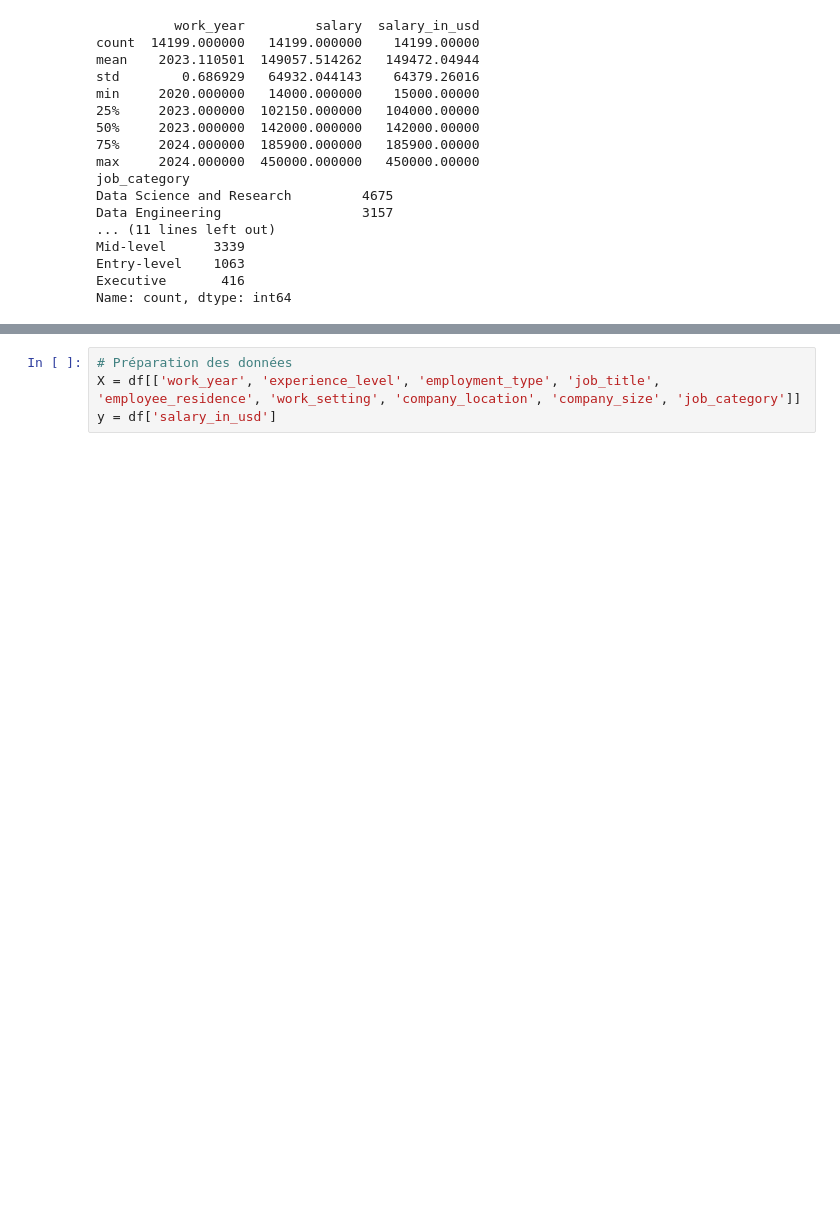
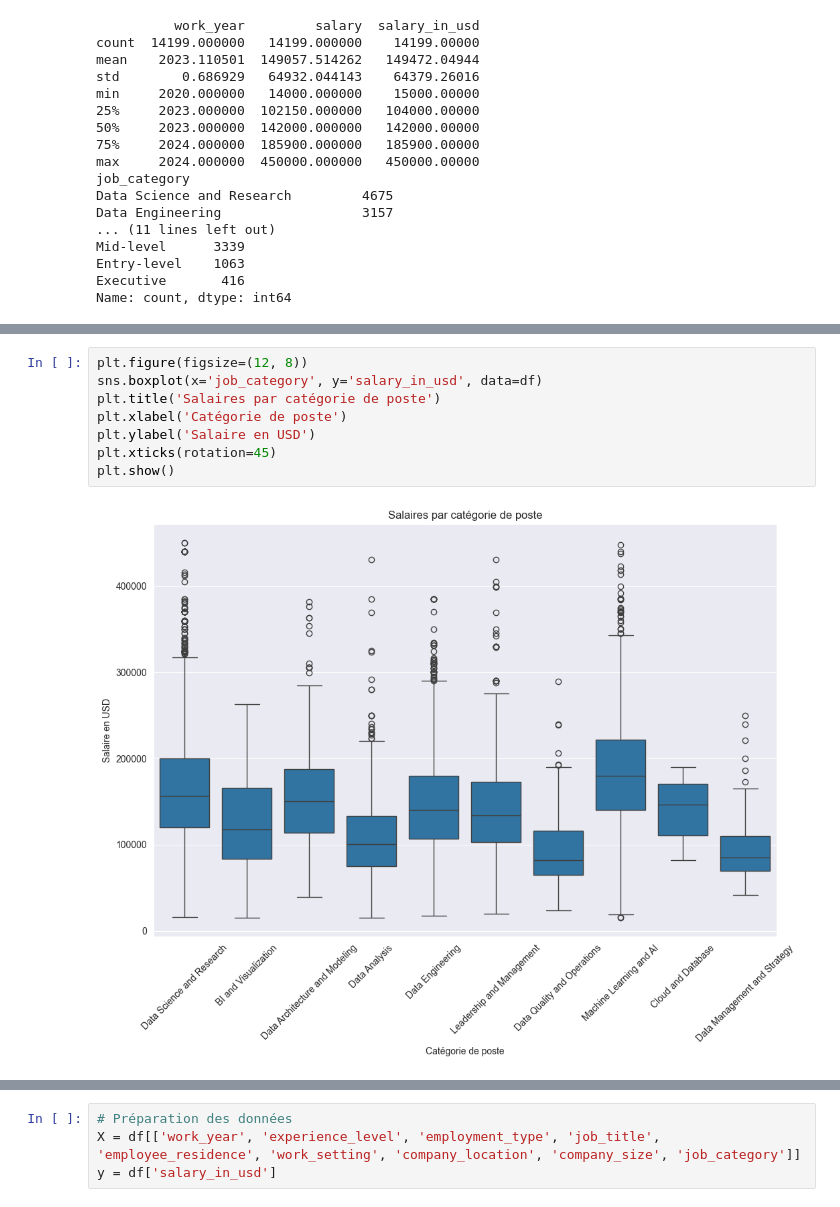
Before and after one commit to persi-man/salary_predict, a Jupyter notebook: Notebook.ipynb, the cells around one changed output, grey strips where cells are left out. Cells and saved outputs as stored; diff of their text form; blank space fills up the shorter version.

```diff
--- a/Notebook.ipynb
+++ b/Notebook.ipynb
@@ -61,0 +91,10 @@ Name: count, dtype: int64
+# %%
+plt.figure(figsize=(12, 8))
+sns.boxplot(x='job_category', y='salary_in_usd', data=df)
+plt.title('Salaires par catégorie de poste')
+plt.xlabel('Catégorie de poste')
+plt.ylabel('Salaire en USD')
+plt.xticks(rotation=45)
+plt.show()
+# %% [output]
+[figure, added]
```
Also changed, not shown: parts of 6 cells of this notebook.
